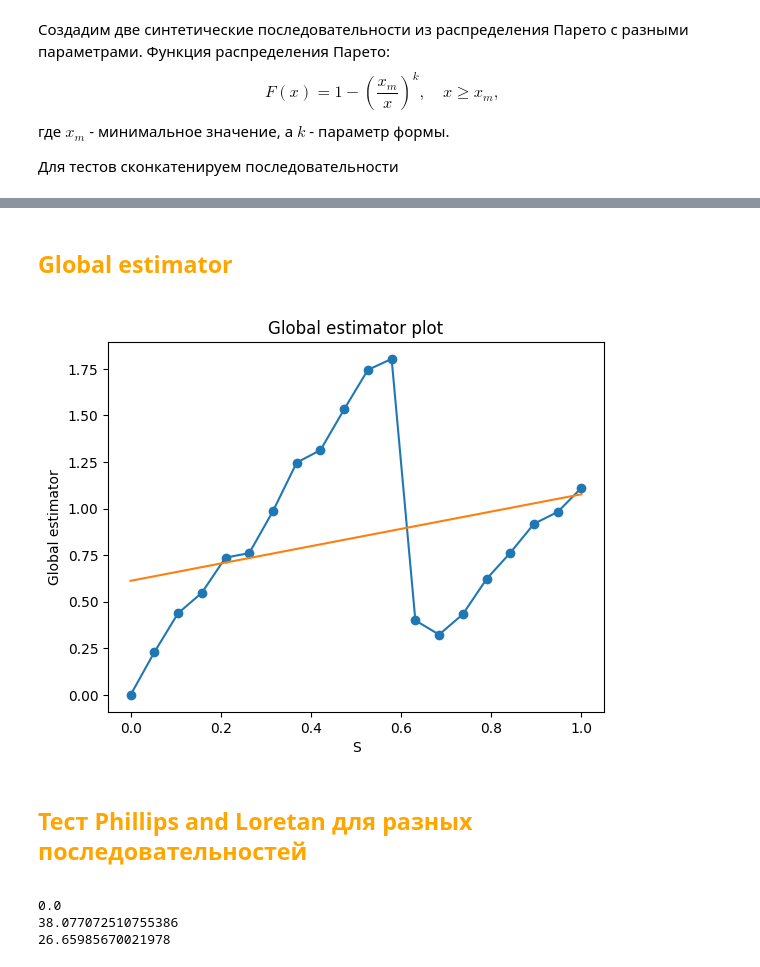
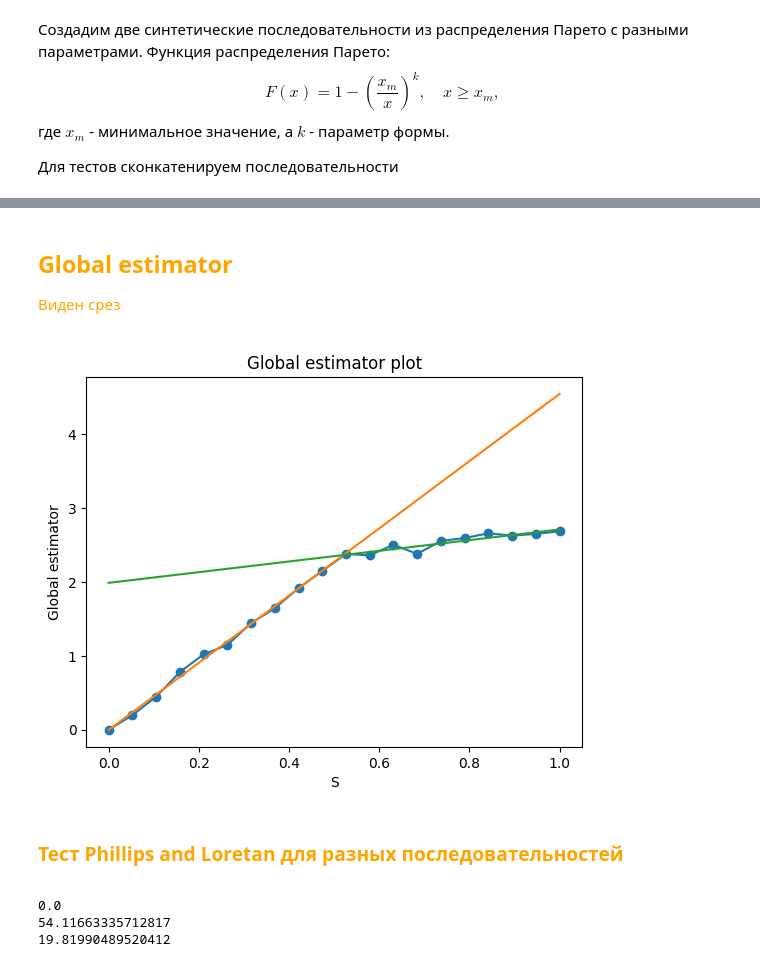
Before and after one commit to Mikhaelyes/Diploma, a Jupyter notebook: Programs/Synthetic_sequence.ipynb, the cells around one changed output, grey strips where cells are left out. Drawn from its saved outputs; the diff is of its cells as text; code cells hidden in the pictures.

```diff
--- a/Programs/Synthetic_sequence.ipynb
+++ b/Programs/Synthetic_sequence.ipynb
@@ -18,7 +18,14 @@ $$
 
 Для тестов сконкатенируем последовательности
 # %%
-a1, k1 = 3., 2.  # форма и режим
-a2, k2 = 5., 3.
-s1 = (np.random.pareto(a1, 1000) + 1) * k1
-s2 = (np.random.pareto(a2, 1000) + 1) * k2
+x_m1, k_1 = 3., 2.  # форма и режим
+x_m2, k_2 = 8., 4.
+
+s1 = (np.random.pareto(x_m1, 1000) + 1) * k_1
+s2 = (np.random.pareto(x_m2, 1000) + 1) * k_2
+
+X_1 = np.concatenate((s1, s2), axis=0)
+X_2 = np.concatenate((s1, s2[:100]), axis=0)
+
+print(len(X_1))
+print(len(X_2))
@@ -74,35 +77,44 @@ plot_est_bs(output_2, name='Hill')
 <span style="color:orange">
 
 ## Global estimator ##
+
+Виден срез
 # %%
-list_step, list_tt = pm.test_tail_index(X, amount=100)
+list_step, list_tt = pm.test_tail_index(X_1, amount=100)
+half = len(list_step) // 2
 
 plt.plot(list_step, list_tt, 'o-')
-z = np.polyfit(list_step, list_tt, 1)
+
+z = np.polyfit(list_step[:half], list_tt[:half], 1)
 p = np.poly1d(z)
 plt.plot (list_step, p(list_step))
+
+z = np.polyfit(list_step[half:], list_tt[half:], 1)
+p = np.poly1d(z)
+plt.plot (list_step, p(list_step))
+
 plt.xlabel('S') #Подпись для оси х
 plt.ylabel('Global estimator') #Подпись для оси y
 plt.title('Global estimator plot') #Название
 #plt.savefig(my_path + "/Text" + '/Imagines' + '/tail_time')
 plt.show()
 # %% [output]
-[figure, old version]
+[figure, new version]
 # %% [markdown]
 <span style="color:orange">
 
-## Тест Phillips and Loretan для разных последовательностей ##
+### Тест Phillips and Loretan для разных последовательностей ###
 # %%
 Num_1 = pm.phillips_loretan(s1, s2)
-Num_2 = pm.phillips_loretan(X, X2)
+Num_2 = pm.phillips_loretan(X_1, X_2)
 
 print(pm.phillips_loretan(s1, s1))
 print(pm.phillips_loretan(s1, s2))
-print(pm.phillips_loretan(X, X2))
+print(pm.phillips_loretan(X_1, X_2))
 # %% [output]
 0.0
-38.077072510755386
-26.65985670021978
+54.11663335712817
+19.81990489520412
 # %%
 #x-axis ranges from 0 to 20 with .001 steps
 x = np.arange (0, 20, 0.001)
```
Also changed, not shown: parts of 16 cells of this notebook, 1 other file.
